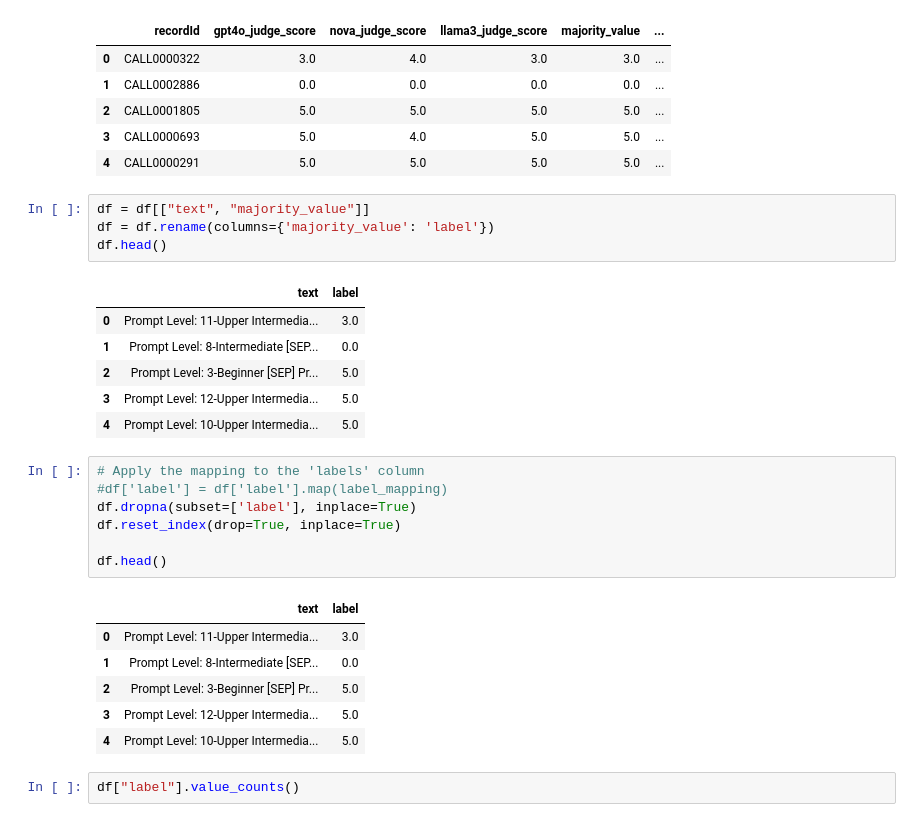
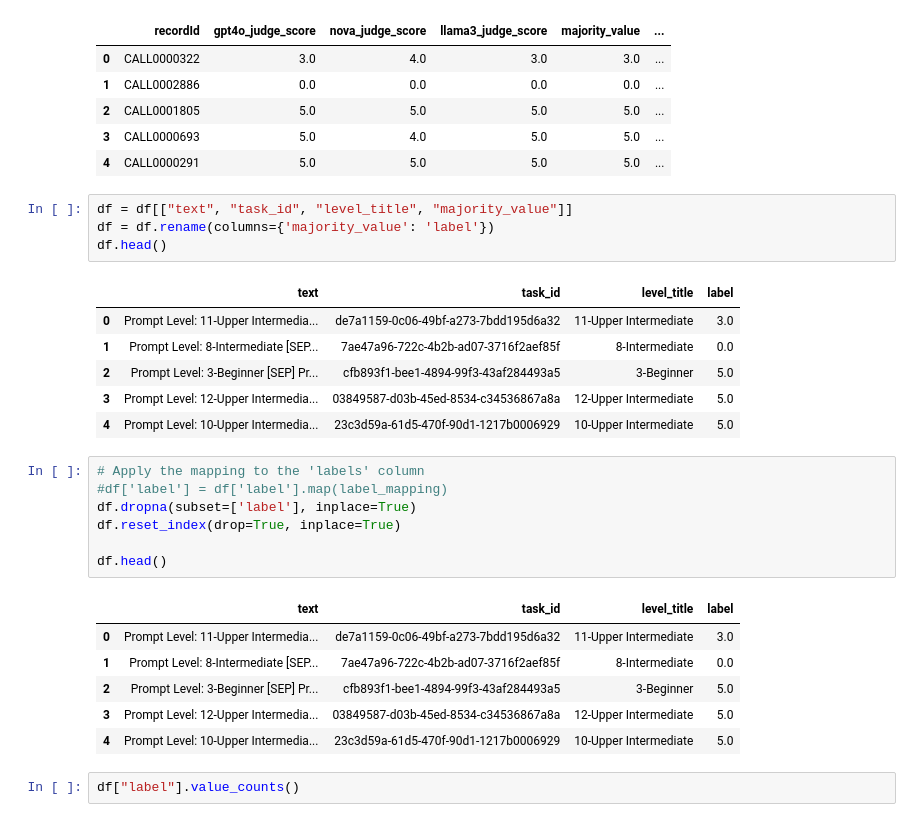
Before and after one commit to kamelnebhi/llm_fine_tuning, a Jupyter notebook: slm/writing_task_class_ai_acc/roberta_trainer.ipynb, the cells around one changed output. Drawn from its saved outputs; the diff is of its cells as text.

```diff
--- a/slm/writing_task_class_ai_acc/roberta_trainer.ipynb
+++ b/slm/writing_task_class_ai_acc/roberta_trainer.ipynb
@@ -34,16 +56,16 @@ df.head()
 | 3 | CALL0000693 | 5.0 | 4.0 | 5.0 | 5.0 | ... |
 | 4 | CALL0000291 | 5.0 | 5.0 | 5.0 | 5.0 | ... |
 # %%
-df = df[["text", "majority_value"]]
+df = df[["text", "task_id", "level_title", "majority_value"]]
 df = df.rename(columns={'majority_value': 'label'})
 df.head()
 # %% [output]
-|  | text | label |
-| 0 | Prompt Level: 11-Upper Intermedia... | 3.0 |
-| 1 | Prompt Level: 8-Intermediate [SEP... | 0.0 |
-| 2 | Prompt Level: 3-Beginner [SEP] Pr... | 5.0 |
-| 3 | Prompt Level: 12-Upper Intermedia... | 5.0 |
-| 4 | Prompt Level: 10-Upper Intermedia... | 5.0 |
+|  | text | task_id | level_title | label |
+| 0 | Prompt Level: 11-Upper Intermedia... | de7a1159-0c06-49bf-a273-7bdd195d6a32 | 11-Upper Intermediate | 3.0 |
+| 1 | Prompt Level: 8-Intermediate [SEP... | 7ae47a96-722c-4b2b-ad07-3716f2aef85f | 8-Intermediate | 0.0 |
+| 2 | Prompt Level: 3-Beginner [SEP] Pr... | cfb893f1-bee1-4894-99f3-43af284493a5 | 3-Beginner | 5.0 |
+| 3 | Prompt Level: 12-Upper Intermedia... | 03849587-d03b-45ed-8534-c34536867a8a | 12-Upper Intermediate | 5.0 |
+| 4 | Prompt Level: 10-Upper Intermedia... | 23c3d59a-61d5-470f-90d1-1217b0006929 | 10-Upper Intermediate | 5.0 |
 # %%
 # Apply the mapping to the 'labels' column
 #df['label'] = df['label'].map(label_mapping)
@@ -52,12 +74,12 @@ df.reset_index(drop=True, inplace=True)
 
 df.head()
 # %% [output]
-|  | text | label |
-| 0 | Prompt Level: 11-Upper Intermedia... | 3.0 |
-| 1 | Prompt Level: 8-Intermediate [SEP... | 0.0 |
-| 2 | Prompt Level: 3-Beginner [SEP] Pr... | 5.0 |
-| 3 | Prompt Level: 12-Upper Intermedia... | 5.0 |
-| 4 | Prompt Level: 10-Upper Intermedia... | 5.0 |
+|  | text | task_id | level_title | label |
+| 0 | Prompt Level: 11-Upper Intermedia... | de7a1159-0c06-49bf-a273-7bdd195d6a32 | 11-Upper Intermediate | 3.0 |
+| 1 | Prompt Level: 8-Intermediate [SEP... | 7ae47a96-722c-4b2b-ad07-3716f2aef85f | 8-Intermediate | 0.0 |
+| 2 | Prompt Level: 3-Beginner [SEP] Pr... | cfb893f1-bee1-4894-99f3-43af284493a5 | 3-Beginner | 5.0 |
+| 3 | Prompt Level: 12-Upper Intermedia... | 03849587-d03b-45ed-8534-c34536867a8a | 12-Upper Intermediate | 5.0 |
+| 4 | Prompt Level: 10-Upper Intermedia... | 23c3d59a-61d5-470f-90d1-1217b0006929 | 10-Upper Intermediate | 5.0 |
 # %%
 df["label"].value_counts()
 # %% [output]
```
Also changed, not shown: parts of 29 cells of this notebook, 5 other files.
